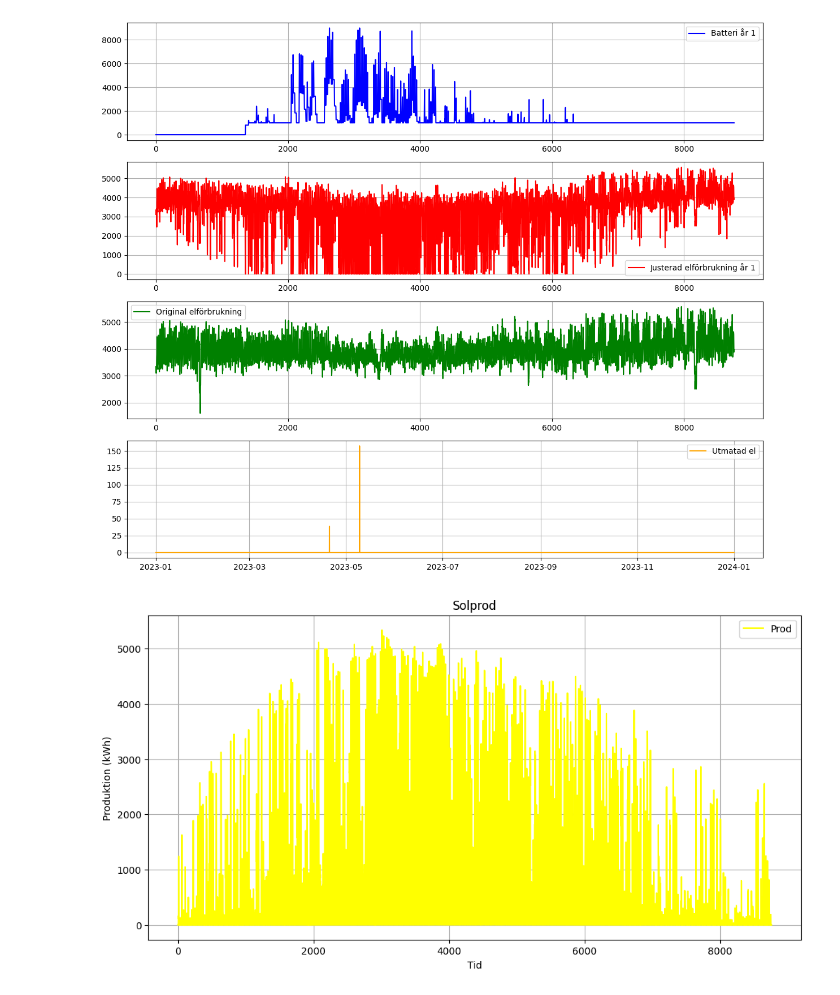
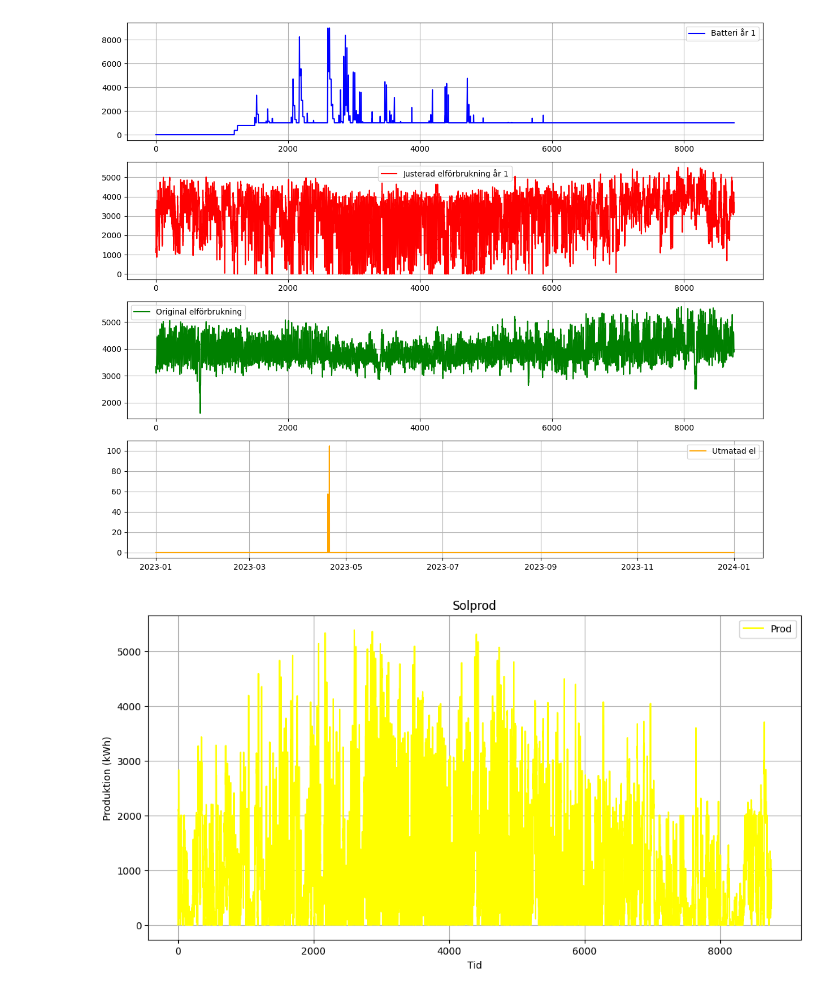
Before and after one commit to Jakobthuresson/Energigemenskaper, a Jupyter notebook: KomboOmråden.ipynb, the cells around one changed output. Drawn from its saved outputs; the diff is of its cells as text; code cells hidden in the pictures.

```diff
--- a/KomboOmråden.ipynb
+++ b/KomboOmråden.ipynb
@@ -297,10 +320,29 @@ NorraEL = StarkaEl.iloc[:, 0] + ABKEl.iloc[:, 0] + KLTel.iloc[:, 0]
 SödraEL = SödraOmrEL.iloc[:, 0]
 TOTel = NorraEL + SödraEL
 Vind = Vindprod.iloc[:, 0]
-Sol = 0.69*(SolprodABK.iloc[:, 0] + SolprodSödra.iloc[:, 0])#VIND+SOL=0.46,SOL=0.69
+Sol = 0.46*(SolprodABK.iloc[:, 0] + SolprodSödra.iloc[:, 0])#VIND+SOL=0.46,SOL=0.69
 Spot = Spotpris.iloc[:, 0]
 
-Prod = Sol
+Prod = Sol + Vind
+
+LCOE_sol_låg = 0.29 #kr/kWh
+LCOE_sol_medel = 0.43
+LCOE_sol_hög = 0.52
+
+LCOE_vind_låg = 0.24
+LCOE_vind_medel = 0.32
+LCOE_vind_hög = 0.36
+
+livslängd = 30
+
+
+LCOE_låg = (Sol.sum()*LCOE_sol_låg + Vind.sum()*LCOE_vind_låg)*30
+LCOE_medel = (Sol.sum()*LCOE_sol_medel + Vind.sum()*LCOE_vind_medel)*30
+LCOE_hög = (Sol.sum()*LCOE_sol_hög+ Vind.sum()*LCOE_vind_hög)*30
+
+print("LCOE_låg är:", LCOE_låg)
+print("LCOE_medel är:", LCOE_medel)
+print("LCOE_hög är:", LCOE_hög)
 
 Prod_list = Prod.tolist()
 
@@ -511,6 +553,10 @@ JusteradEnergiskatt = (total_elförbrukning * 43.9) / 100
 summaJusteradElkostnad = 1.25 * (summaJusteradÖverfKR + JusteradEnergiskatt + elhandelskostnad_köpt)
 print("Justerad elkostnad simulering:", summaJusteradElkostnad)
 
+print("Besparing_låg efter 30 år:", (summaElKostnad - summaJusteradElkostnad)*30 - LCOE_låg)
+print("Besparing_medel efter 30 år:", (summaElKostnad - summaJusteradElkostnad)*30 - LCOE_medel)
+print("Besparing_hög efter 30 år:", (summaElKostnad - summaJusteradElkostnad)*30 - LCOE_hög)
+
 
 # ----------------------- PLOTTING RESULTS -----------------------
 fig, ax = plt.subplots(4, 1, figsize=(12, 10))
@@ -561,2 +607,2 @@ Justerad elkostnad simulering: 49840168.093369916
-[figure, old version]
+[figure, new version]
-[figure, old version]
+[figure, new version]
```
Also changed, not shown: parts of 2 cells of this notebook, 3 other files.
